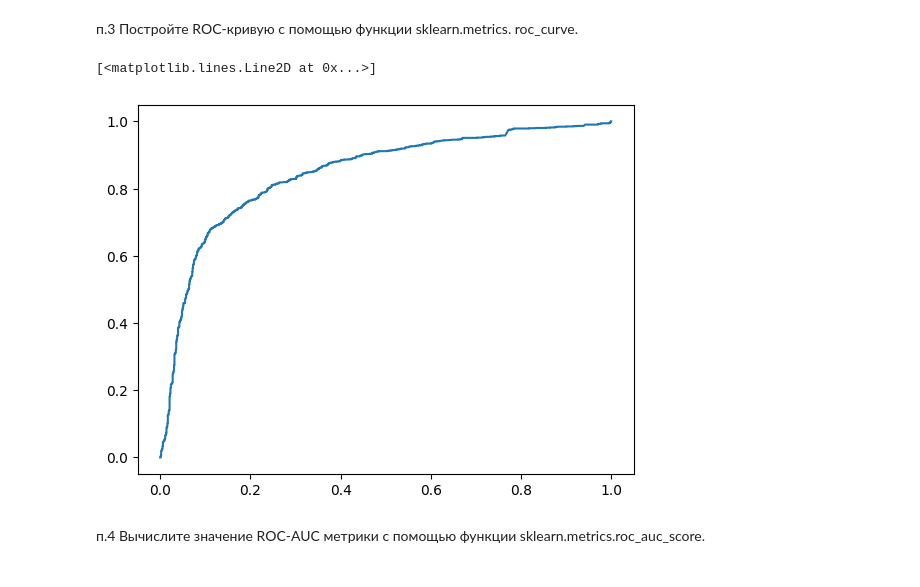
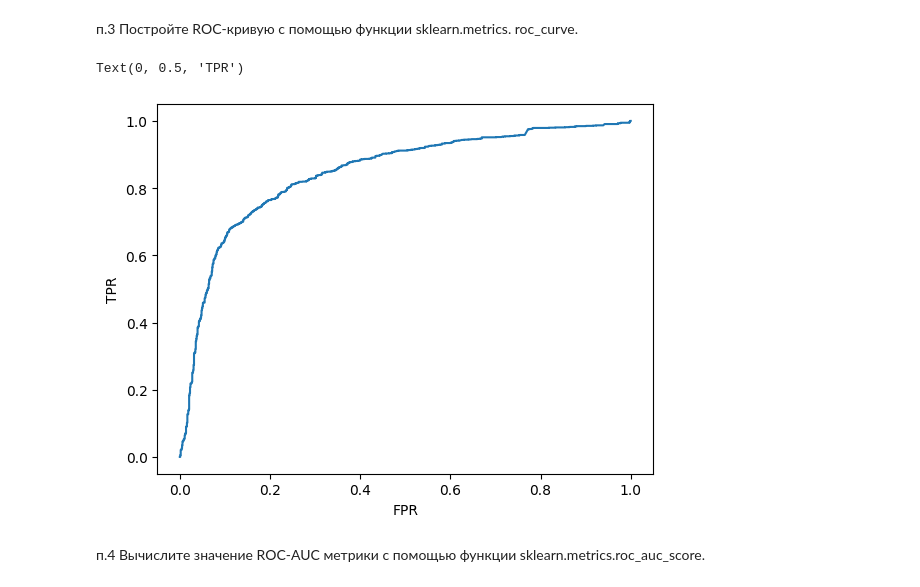
Before and after one commit to OVP2023/ML, a Jupyter notebook: precision_recall_dz.ipynb, the cells around one changed output. Saved outputs shown, nothing was run; the diff lists cells and outputs as text; code cells hidden in the pictures.

```diff
--- a/precision_recall_dz.ipynb
+++ b/precision_recall_dz.ipynb
@@ -87,14 +87,16 @@ print('Точность модели LogisticRegression score для тесто
 # %%
 from sklearn.metrics import roc_curve
 from matplotlib import pyplot as plt
 
 predictions = model.predict_proba(X_test)
 fpr_skl, tpr_skl, thres = roc_curve( y_test, predictions[:, 1])
 
 plt.plot( fpr_skl, tpr_skl )
+plt.xlabel('FPR')
+plt.ylabel('TPR')
 # %% [output]
-[<matplotlib.lines.Line2D at 0x...>]
+Text(0, 0.5, 'TPR')
-[figure, old version]
+[figure, new version]
 # %% [markdown]
 п.4 Вычислите значение ROC-AUC метрики с помощью функции sklearn.metrics.roc_auc_score.
 # %%
```
Also changed, not shown: parts of 3 cells of this notebook.
